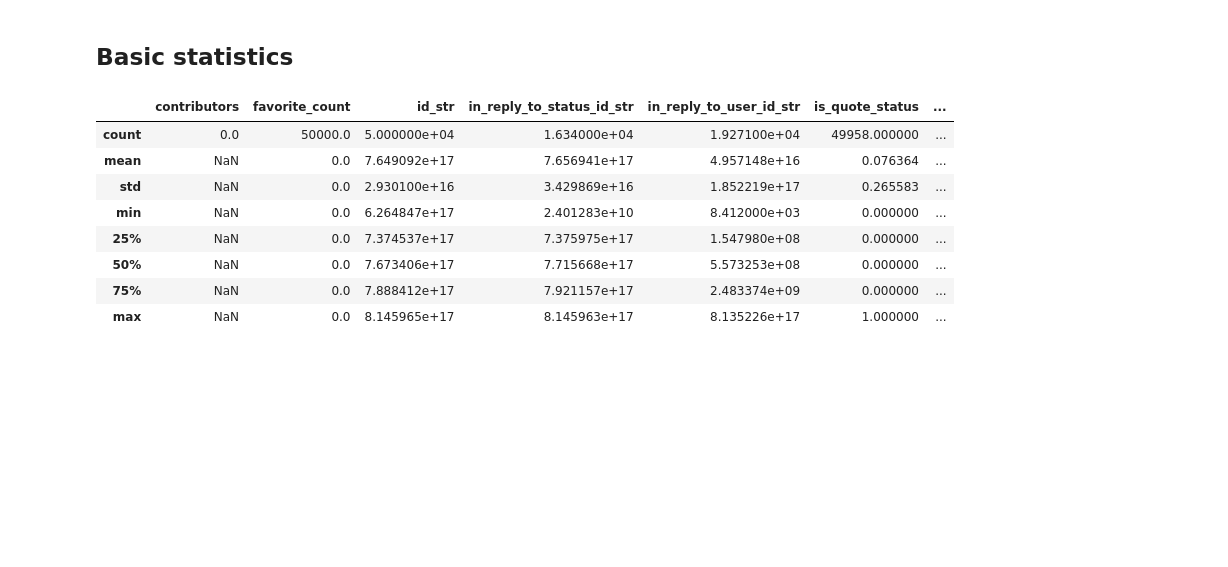
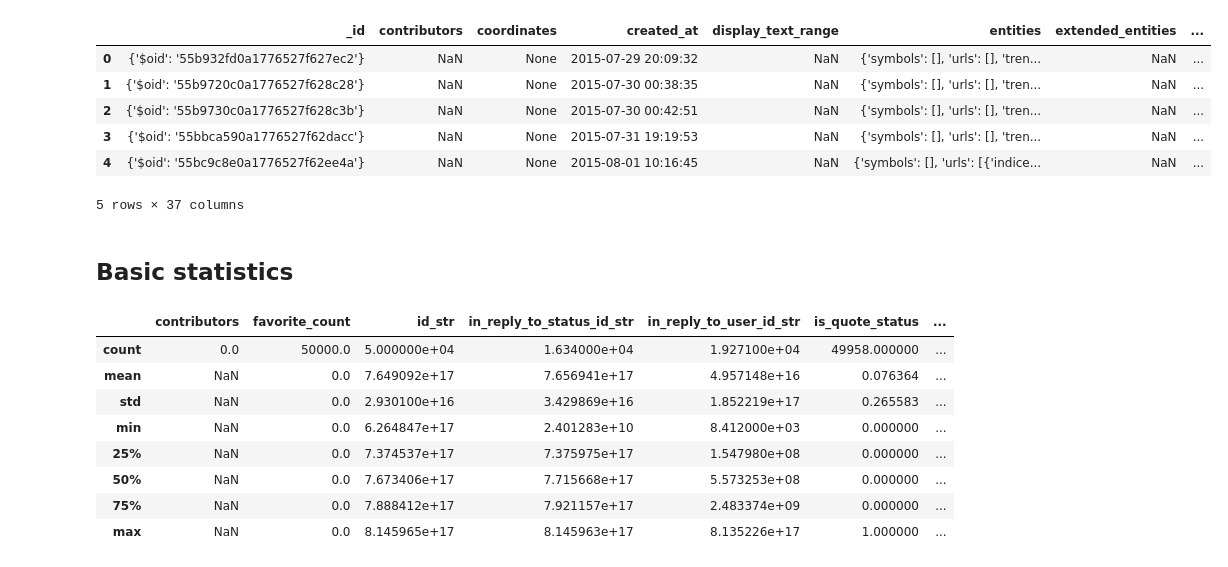
Before and after one commit to valstrl/CSM-project, a Jupyter notebook: CSM-project.ipynb, the cells around one changed output. Cells and saved outputs as stored; diff of their text form; code cells hidden in the pictures; blank space fills up the shorter version.

```diff
--- a/CSM-project.ipynb
+++ b/CSM-project.ipynb
@@ -18,6 +20,23 @@ data.head()
 5 rows × 33 columns
 # %%
 data['created_at']= pd.to_datetime(data['created_at'])
+# %%
+data['tweet_id']=data['_id'].map(lambda x: x['$oid'])
+data['hashtags']=data['entities'].map(lambda x: x['hashtags'])
+data['hashtags']= data['hashtags'].map(lambda x: [xi['text'].lower() for xi in x] if x != [] else np.nan)
+data['user_id']=data['user'].map(lambda x: x['id'])
+data['user_location']=data['user'].map(lambda x: x['location'])
+
+
+data.head()
+# %% [output]
+|  | _id | contributors | coordinates | created_at | display_text_range | entities | extended_entities | ... |
+| 0 | {'$oid': '55b932fd0a1776527f627ec2'} | NaN | None | 2015-07-29 20:09:32 | NaN | {'symbols': [], 'urls': [], 'tren... | NaN | ... |
+| 1 | {'$oid': '55b9720c0a1776527f628c28'} | NaN | None | 2015-07-30 00:38:35 | NaN | {'symbols': [], 'urls': [], 'tren... | NaN | ... |
+| 2 | {'$oid': '55b9730c0a1776527f628c3b'} | NaN | None | 2015-07-30 00:42:51 | NaN | {'symbols': [], 'urls': [], 'tren... | NaN | ... |
+| 3 | {'$oid': '55bbca590a1776527f62dacc'} | NaN | None | 2015-07-31 19:19:53 | NaN | {'symbols': [], 'urls': [], 'tren... | NaN | ... |
+| 4 | {'$oid': '55bc9c8e0a1776527f62ee4a'} | NaN | None | 2015-08-01 10:16:45 | NaN | {'symbols': [], 'urls': [{'indice... | NaN | ... |
+5 rows × 37 columns
 # %% [markdown]
 ## Basic statistics
 # %%
```
Also changed, not shown: parts of 8 cells of this notebook.
